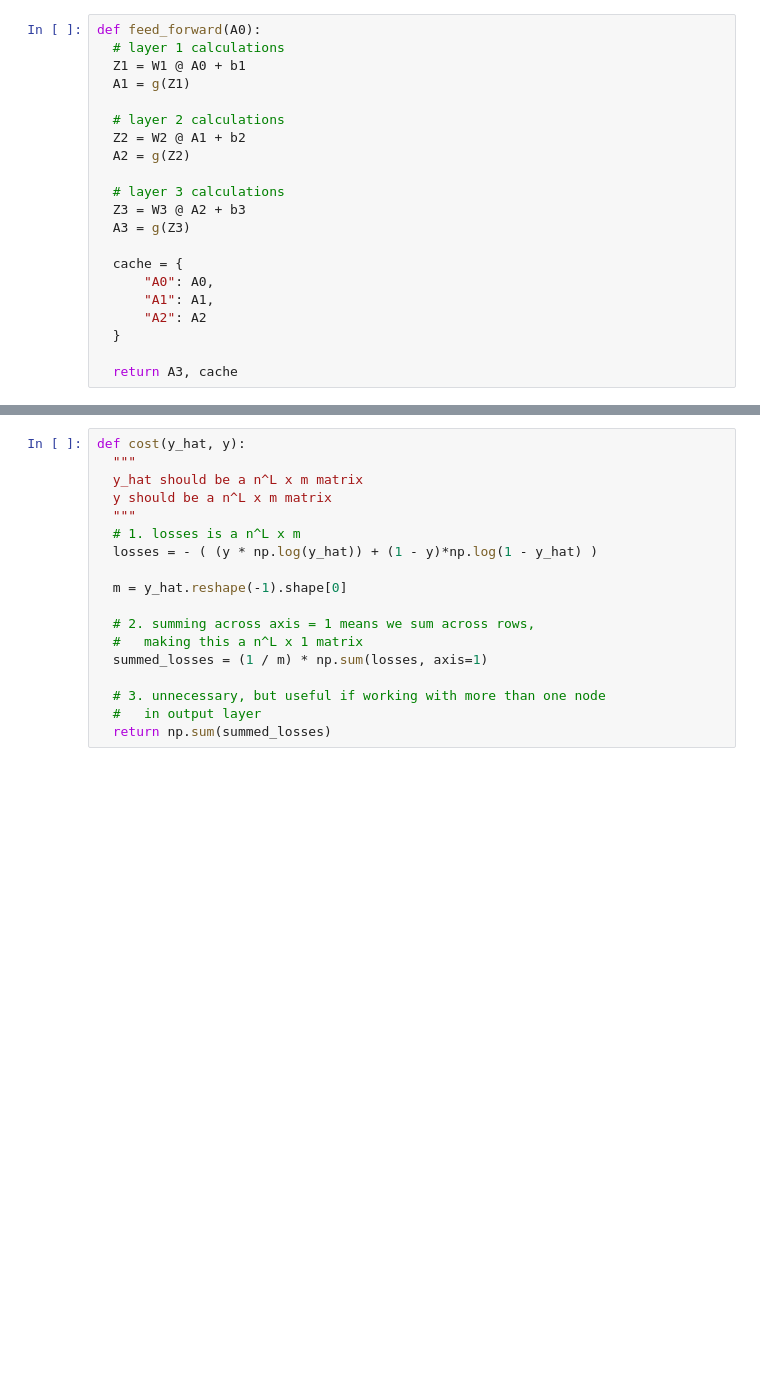
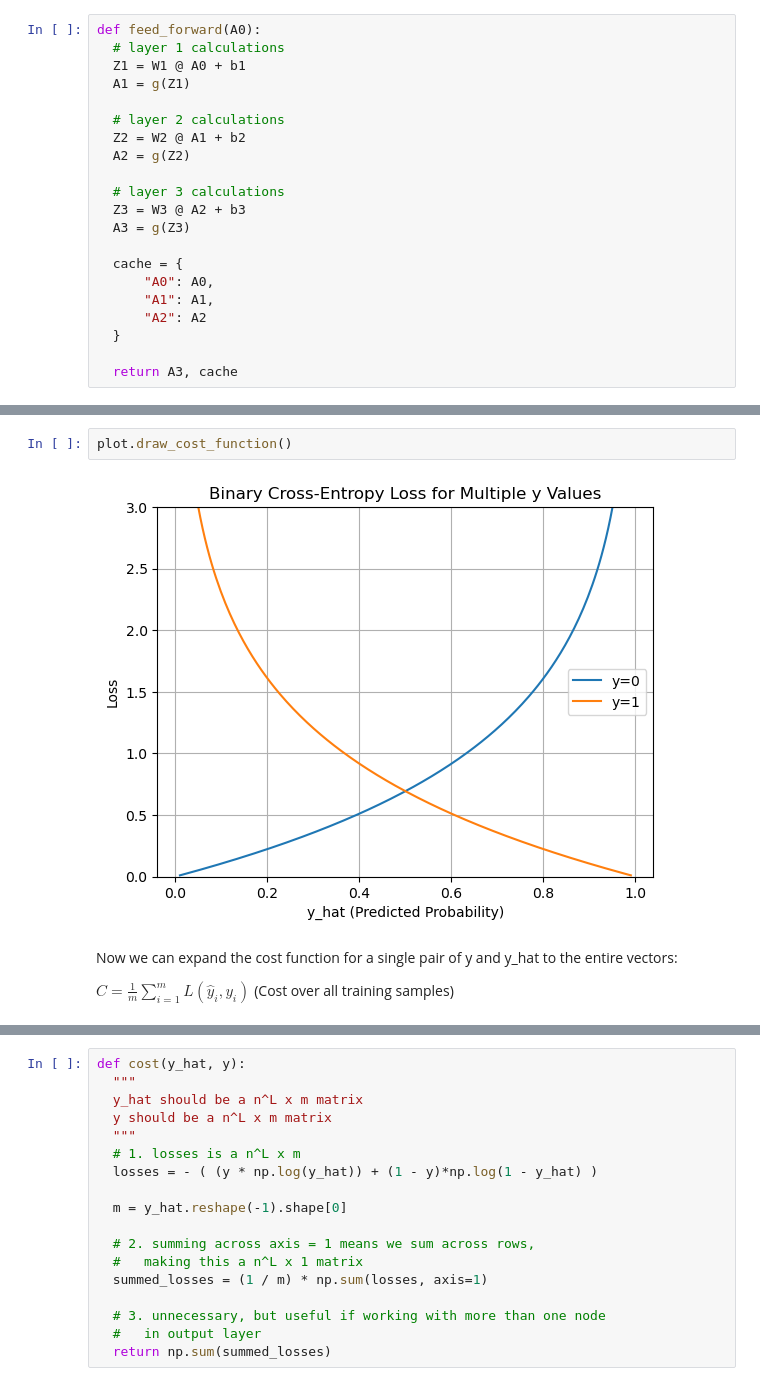
Before and after one commit to acdu01/neural-network-teach-in, a Jupyter notebook: neuralnet.ipynb, the cells around one changed output, grey strips where cells are left out. Saved outputs shown, nothing was run; the diff lists cells and outputs as text; blank space fills up the shorter version.

Commit message:
add explanation of cost

```diff
--- a/neuralnet.ipynb
+++ b/neuralnet.ipynb
@@ -155,0 +167,11 @@ Training the network basically means finding the right combination of weights an
+# %%
+plot.draw_cost_function()
+# %% [output]
+[figure, added]
+# %% [markdown]
+Now we can expand the cost function for a single pair of y and y_hat to the entire vectors:
+
+$
+C = \frac{1}{m} \sum_{i=1}^{m} L(\hat{y}_i, y_i)
+$
+(Cost over all training samples)
```
Also changed, not shown: parts of 9 cells of this notebook, 1 other file.
